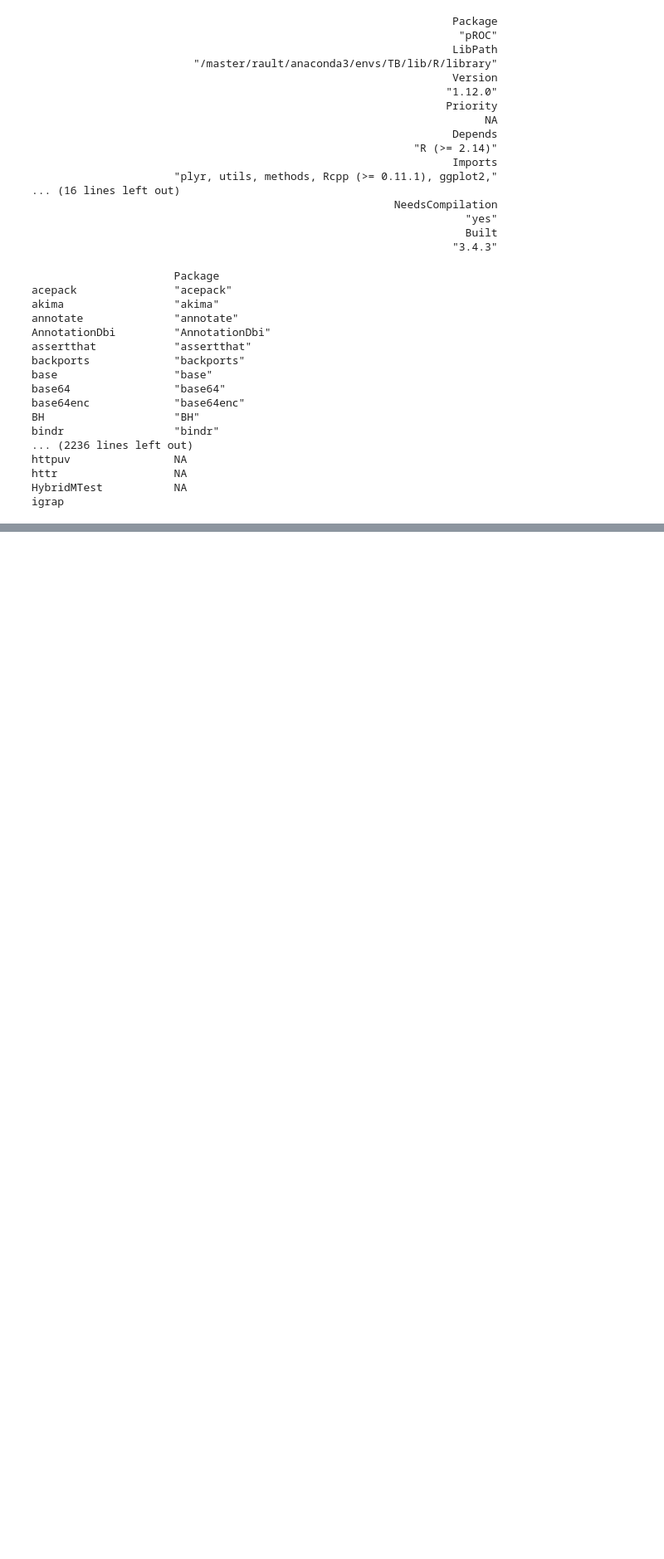
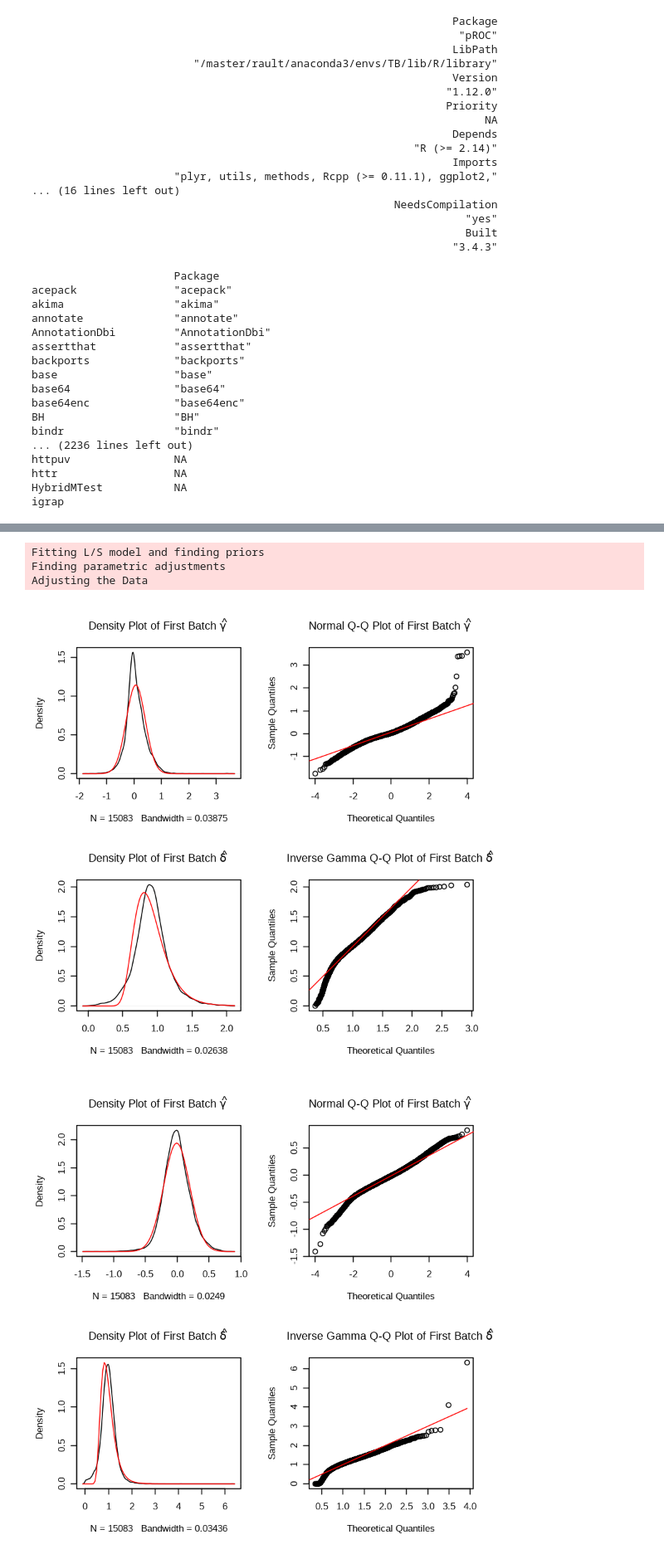
Before and after one commit to remi10001/TB, a Jupyter notebook: Time Since Infection_Submission_Streamlinedcode.ipynb, the cells around one changed output, grey strips where cells are left out. Shown at 83% size. Cells and saved outputs as stored; diff of their text form; code cells hidden in the pictures; blank space fills up the shorter version.

```diff
--- a/Time Since Infection_Submission_Streamlinedcode.ipynb
+++ b/Time Since Infection_Submission_Streamlinedcode.ipynb
@@ -75,0 +208,2 @@ igrap
+# %%
+raw.expres = read.table(file = paste(monkey.path, "GSE84152_non-normalized.txt", sep="/"), header=T , sep="\t")
@@ -75,0 +212,2 @@ igrap
+# %%
+pheno = filter.monkey.pheno(pData(monkey.gset))
@@ -75,0 +232,2 @@ igrap
+# %%
+PAL.5 = get.monkey.expressed.genes(raw.expres)
@@ -75,0 +236,2 @@ igrap
+# %%
+expres = process.monkey.exprs(exprs(monkey.gset), PAL.5)
@@ -75,0 +240,5 @@ igrap
+# %%
+modcombat<-model.matrix(~1, data=pheno)
+combat_dataset= ComBat(dat=expres, batch=pheno$dataset, mod=modcombat, par.prior=TRUE, prior.plots=TRUE)
+expres = ComBat(dat=combat_dataset, batch=pheno$hyb.chamber, mod=modcombat, par.prior=TRUE, prior.plots=TRUE)
+# %% [output]
@@ -75,0 +255,5 @@ igrap
+Fitting L/S model and finding priors
+Finding parametric adjustments
+Adjusting the Data
+[figure, added]
+[figure, added]
```
Also changed, not shown: parts of 59 cells of this notebook, 3 other files.
